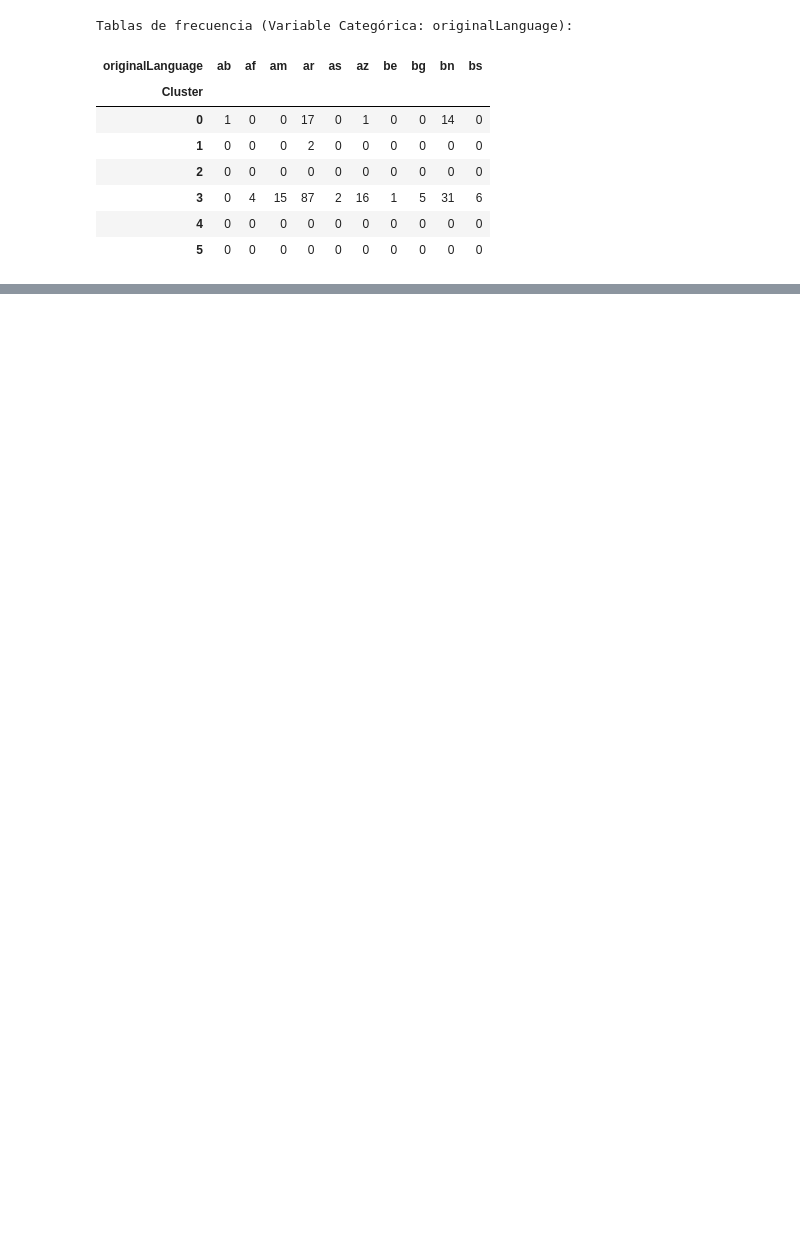
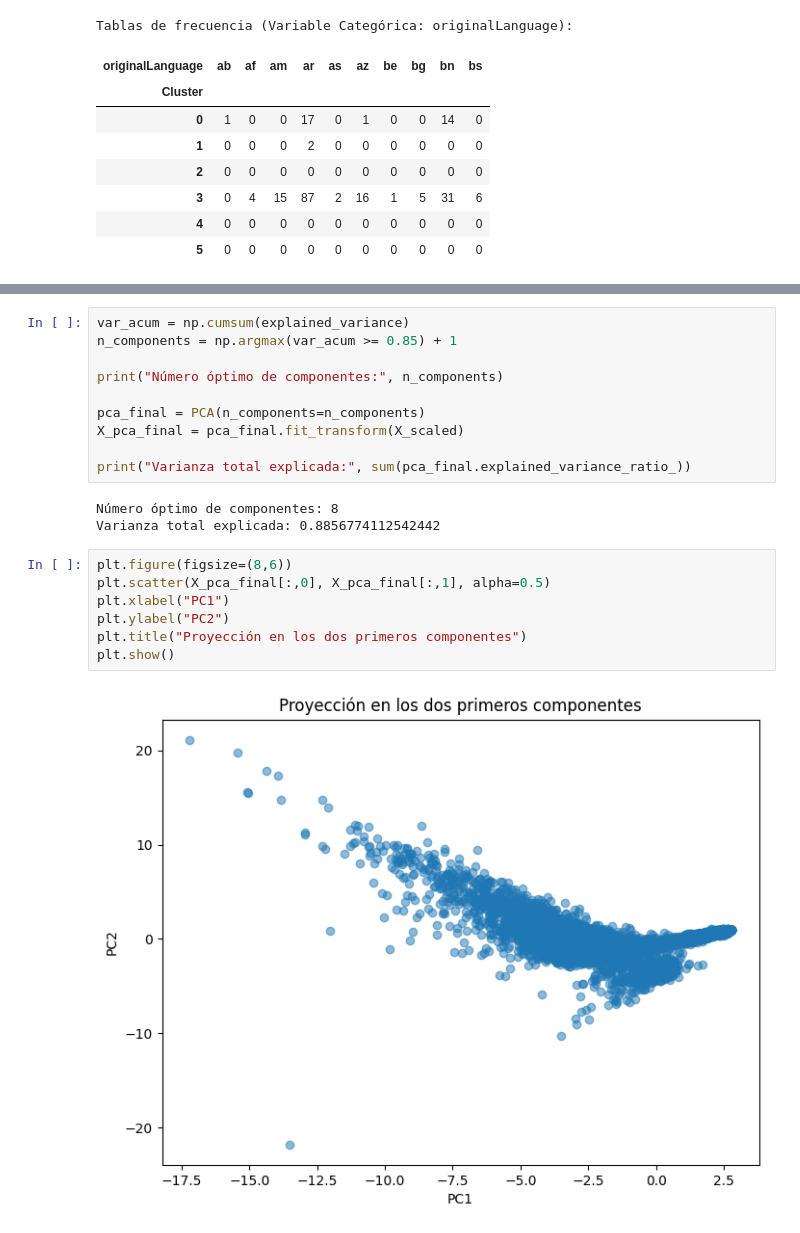
Before and after one commit to Palasuwu/Lab02Nosupervisado, a Jupyter notebook: Lab04.ipynb, the cells around one changed output, grey strips where cells are left out. Saved outputs shown, nothing was run; the diff lists cells and outputs as text; blank space fills up the shorter version.

```diff
--- a/Lab04.ipynb
+++ b/Lab04.ipynb
@@ -148,0 +247,22 @@ Tablas de frecuencia (Variable Categórica: originalLanguage):
+# %%
+var_acum = np.cumsum(explained_variance)
+n_components = np.argmax(var_acum >= 0.85) + 1
+
+print("Número óptimo de componentes:", n_components)
+
+pca_final = PCA(n_components=n_components)
+X_pca_final = pca_final.fit_transform(X_scaled)
+
+print("Varianza total explicada:", sum(pca_final.explained_variance_ratio_))
+# %% [output]
+Número óptimo de componentes: 8
+Varianza total explicada: 0.8856774112542442
+# %%
+plt.figure(figsize=(8,6))
+plt.scatter(X_pca_final[:,0], X_pca_final[:,1], alpha=0.5)
+plt.xlabel("PC1")
+plt.ylabel("PC2")
+plt.title("Proyección en los dos primeros componentes")
+plt.show()
+# %% [output]
+[figure, added]
```
Also changed, not shown: parts of 7 cells of this notebook.
